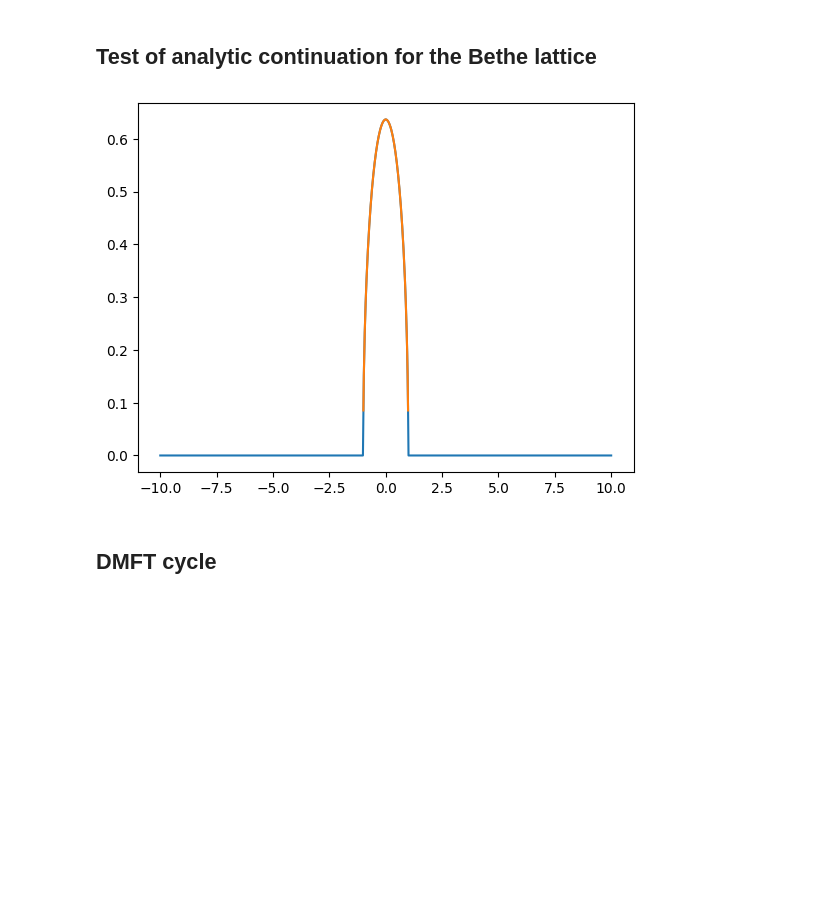
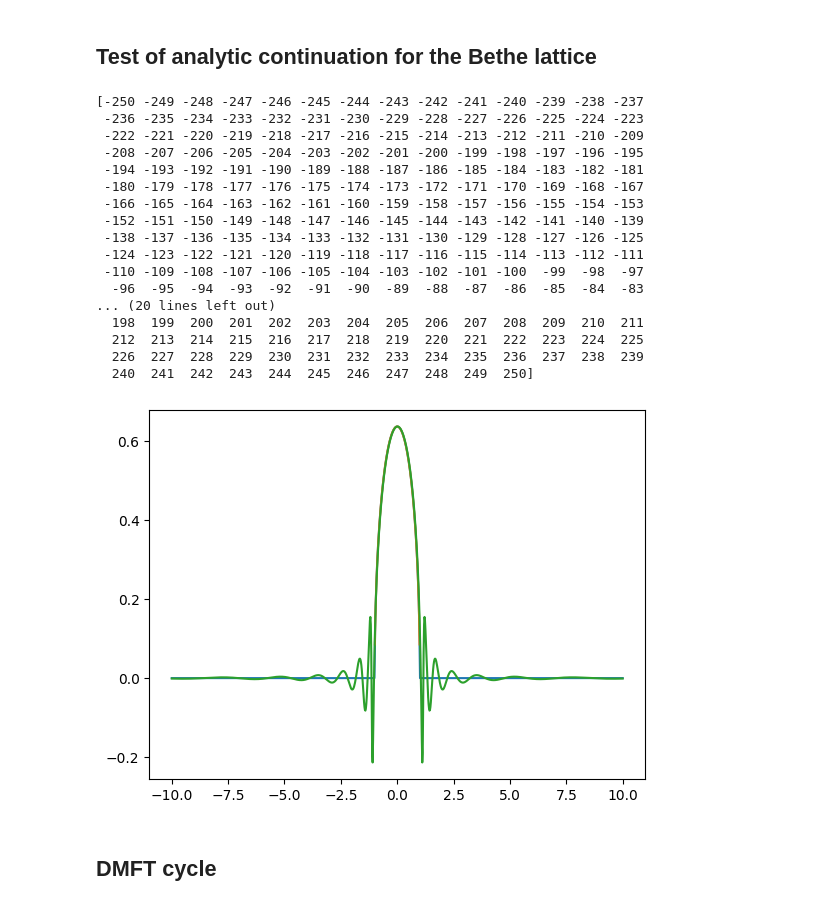
Before and after one commit to fzanichelli001/dmft_from_scratch, a Jupyter notebook: 011223.ipynb, the cells around one changed output. Saved outputs shown, nothing was run; the diff lists cells and outputs as text; code cells hidden in the pictures; blank space fills up the shorter version.

```diff
--- a/011223.ipynb
+++ b/011223.ipynb
@@ -178,23 +176,41 @@ def iterative_perturbation_theory_impurity_solver(impurity_non_int_greens_func,
 # %% [markdown]
 ## Test of analytic continuation for the Bethe lattice
 # %%
-
-
-nn = np.linspace(start=-(N_iomega-1)/2, stop=(N_iomega-1)/2, num=N_iomega, dtype=int)
+nn = np.linspace(start=-(N_iomega)/2, stop=(N_iomega)/2, num=N_iomega+1, dtype=int)
 iomega = 1j*np.pi*(2*nn+1)/beta
 
 # analytic formula non int gf bethe
 gf_non_int=2/(D**2) * (energy - np.sqrt(energy**2-D**2, dtype=complex))
 plt.plot(energy, -gf_non_int.imag/np.pi)
 
 # analytic formula of the density
 plt.plot(energy, density_of_states_behte_non_int(energy,D))
 
 # gf on matzubara freq
 gf_non_int_matz=2/(D**2) * (iomega - np.sqrt(iomega**2-D**2, dtype=complex))
-gf_non_int_real_freq = pade_analytic_continuation(wn=iomega.imag, gf=gf_non_int_matz.reshape((1,N_iomega)))[0]
+gf_non_int_real_freq = pade_analytic_continuation(wn=iomega.imag, gf=gf_non_int_matz.reshape((1,N_iomega+1)))[0]
+plt.plot(energy, -gf_non_int_real_freq.imag/np.pi)
+
+print(nn)
 # %% [output]
+[-250 -249 -248 -247 -246 -245 -244 -243 -242 -241 -240 -239 -238 -237
+ -236 -235 -234 -233 -232 -231 -230 -229 -228 -227 -226 -225 -224 -223
+ -222 -221 -220 -219 -218 -217 -216 -215 -214 -213 -212 -211 -210 -209
+ -208 -207 -206 -205 -204 -203 -202 -201 -200 -199 -198 -197 -196 -195
+ -194 -193 -192 -191 -190 -189 -188 -187 -186 -185 -184 -183 -182 -181
+ -180 -179 -178 -177 -176 -175 -174 -173 -172 -171 -170 -169 -168 -167
+ -166 -165 -164 -163 -162 -161 -160 -159 -158 -157 -156 -155 -154 -153
+ -152 -151 -150 -149 -148 -147 -146 -145 -144 -143 -142 -141 -140 -139
+ -138 -137 -136 -135 -134 -133 -132 -131 -130 -129 -128 -127 -126 -125
+ -124 -123 -122 -121 -120 -119 -118 -117 -116 -115 -114 -113 -112 -111
+ -110 -109 -108 -107 -106 -105 -104 -103 -102 -101 -100  -99  -98  -97
+  -96  -95  -94  -93  -92  -91  -90  -89  -88  -87  -86  -85  -84  -83
+... (20 lines left out)
+  198  199  200  201  202  203  204  205  206  207  208  209  210  211
+  212  213  214  215  216  217  218  219  220  221  222  223  224  225
+  226  227  228  229  230  231  232  233  234  235  236  237  238  239
+  240  241  242  243  244  245  246  247  248  249  250]
-[figure, old version]
+[figure, new version]
 # %% [markdown]
 ## DMFT cycle
 # %%
```
Also changed, not shown: parts of 6 cells of this notebook, 3 other files.
